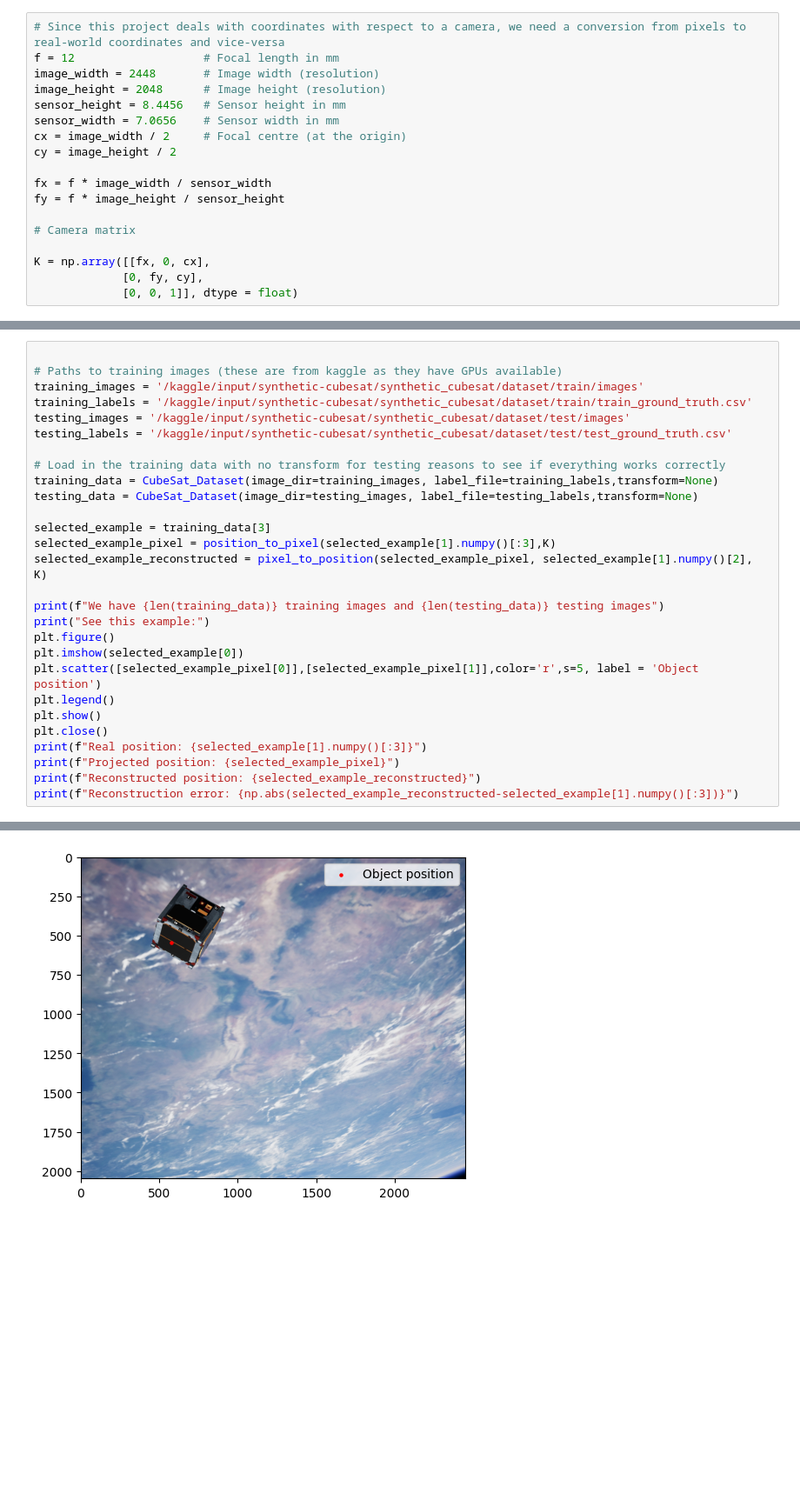
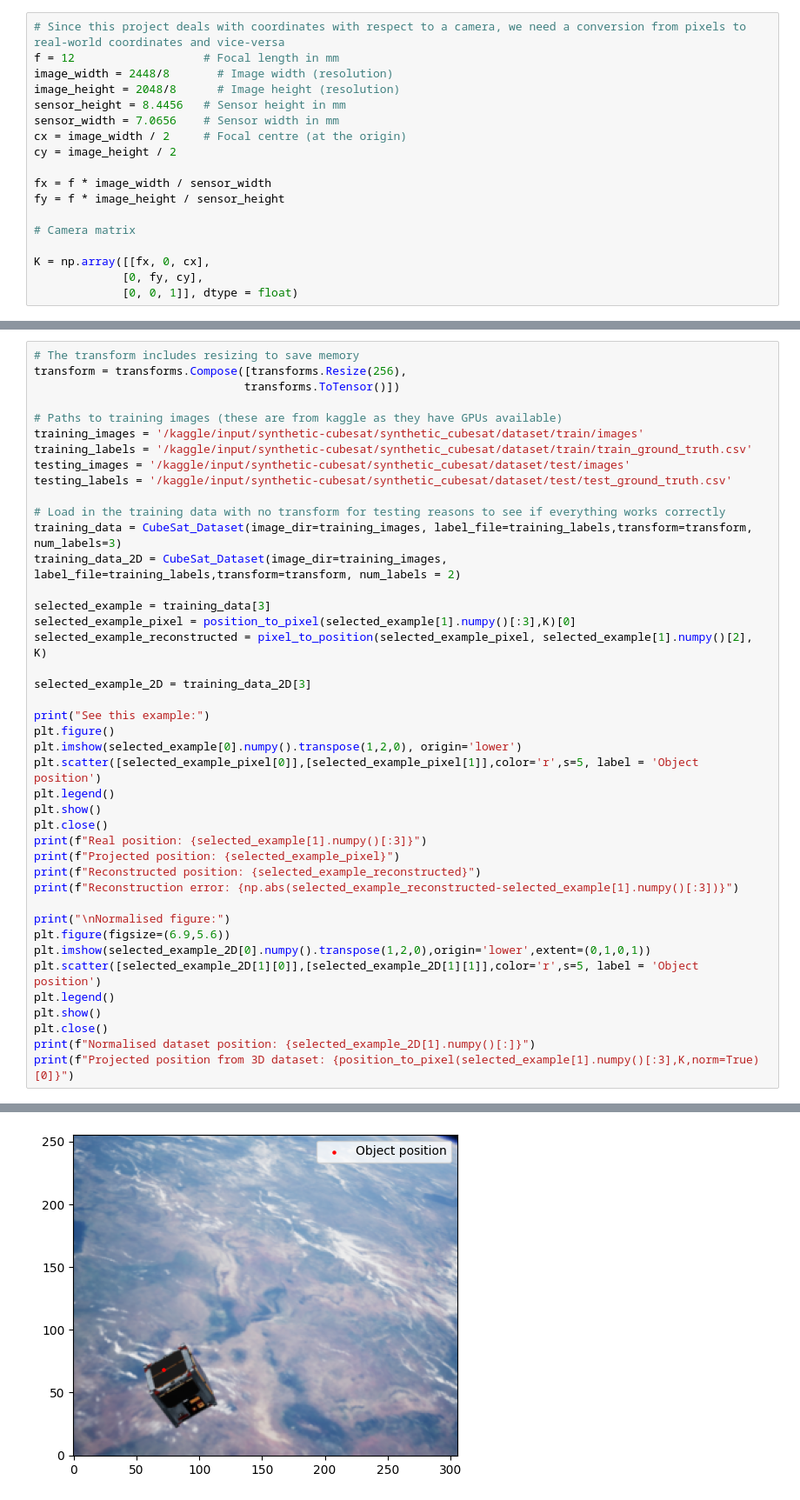
Before and after one commit to tomasrigom/CubeSat_pytorch, a Jupyter notebook: CubeSat_pytorch_jupyter.ipynb, the cells around one changed output, grey strips where cells are left out. Shown at 87% size. Cells and saved outputs as stored; diff of their text form; blank space fills up the shorter version.

Commit message:
Updated Cubesat_pytorch
Completed the network's functionality and improved efficiency. Still in progress of training and testing.

```diff
--- a/CubeSat_pytorch_jupyter.ipynb
+++ b/CubeSat_pytorch_jupyter.ipynb
@@ -20,8 +21,8 @@ import time
 # %%
 # Since this project deals with coordinates with respect to a camera, we need a conversion from pixels to real-world coordinates and vice-versa
 f = 12                   # Focal length in mm
-image_width = 2448       # Image width (resolution)
-image_height = 2048      # Image height (resolution)
+image_width = 2448/8       # Image width (resolution)
+image_height = 2048/8      # Image height (resolution)
 sensor_height = 8.4456   # Sensor height in mm
 sensor_width = 7.0656    # Sensor width in mm
 cx = image_width / 2     # Focal centre (at the origin)
@@ -192,6 +140,9 @@ class CubeSat_Dataset(Dataset):
 
         return Image.open(self.image_files[idx]).convert('RGB'), torch.tensor(self.labels[idx], dtype=torch.float32)
 # %%
+# The transform includes resizing to save memory
+transform = transforms.Compose([transforms.Resize(256),
+                               transforms.ToTensor()])
 
 # Paths to training images (these are from kaggle as they have GPUs available)
 training_images = '/kaggle/input/synthetic-cubesat/synthetic_cubesat/dataset/train/images'
@@ -200,17 +151,18 @@ testing_images = '/kaggle/input/synthetic-cubesat/synthetic_cubesat/dataset/test
 testing_labels = '/kaggle/input/synthetic-cubesat/synthetic_cubesat/dataset/test/test_ground_truth.csv'
 
 # Load in the training data with no transform for testing reasons to see if everything works correctly
-training_data = CubeSat_Dataset(image_dir=training_images, label_file=training_labels,transform=None)
-testing_data = CubeSat_Dataset(image_dir=testing_images, label_file=testing_labels,transform=None)
+training_data = CubeSat_Dataset(image_dir=training_images, label_file=training_labels,transform=transform, num_labels=3)
+training_data_2D = CubeSat_Dataset(image_dir=training_images, label_file=training_labels,transform=transform, num_labels = 2)
 
 selected_example = training_data[3]
-selected_example_pixel = position_to_pixel(selected_example[1].numpy()[:3],K)
+selected_example_pixel = position_to_pixel(selected_example[1].numpy()[:3],K)[0]
 selected_example_reconstructed = pixel_to_position(selected_example_pixel, selected_example[1].numpy()[2], K)
 
-print(f"We have {len(training_data)} training images and {len(testing_data)} testing images")
+selected_example_2D = training_data_2D[3]
+
 print("See this example:")
 plt.figure()
-plt.imshow(selected_example[0])
+plt.imshow(selected_example[0].numpy().transpose(1,2,0), origin='lower')
 plt.scatter([selected_example_pixel[0]],[selected_example_pixel[1]],color='r',s=5, label = 'Object position')
 plt.legend()
 plt.show()
@@ -219,4 +171,14 @@ print(f"Real position: {selected_example[1].numpy()[:3]}")
 print(f"Projected position: {selected_example_pixel}")
 print(f"Reconstructed position: {selected_example_reconstructed}")
 print(f"Reconstruction error: {np.abs(selected_example_reconstructed-selected_example[1].numpy()[:3])}")
+
+print("\nNormalised figure:")
+plt.figure(figsize=(6.9,5.6))
+plt.imshow(selected_example_2D[0].numpy().transpose(1,2,0),origin='lower',extent=(0,1,0,1))
+plt.scatter([selected_example_2D[1][0]],[selected_example_2D[1][1]],color='r',s=5, label = 'Object position')
+plt.legend()
+plt.show()
+plt.close()
+print(f"Normalised dataset position: {selected_example_2D[1].numpy()[:]}")
+print(f"Projected position from 3D dataset: {position_to_pixel(selected_example[1].numpy()[:3],K,norm=True)[0]}")
 # %% [output]
@@ -224,3 +187,3 @@ We have 7998 training images and 2000 testing images
 See this example:
-[figure, old version]
+[figure, new version]
 Real position: [-0.174484 -0.184005  1.116277]
```
Also changed, not shown: parts of 15 cells of this notebook.
